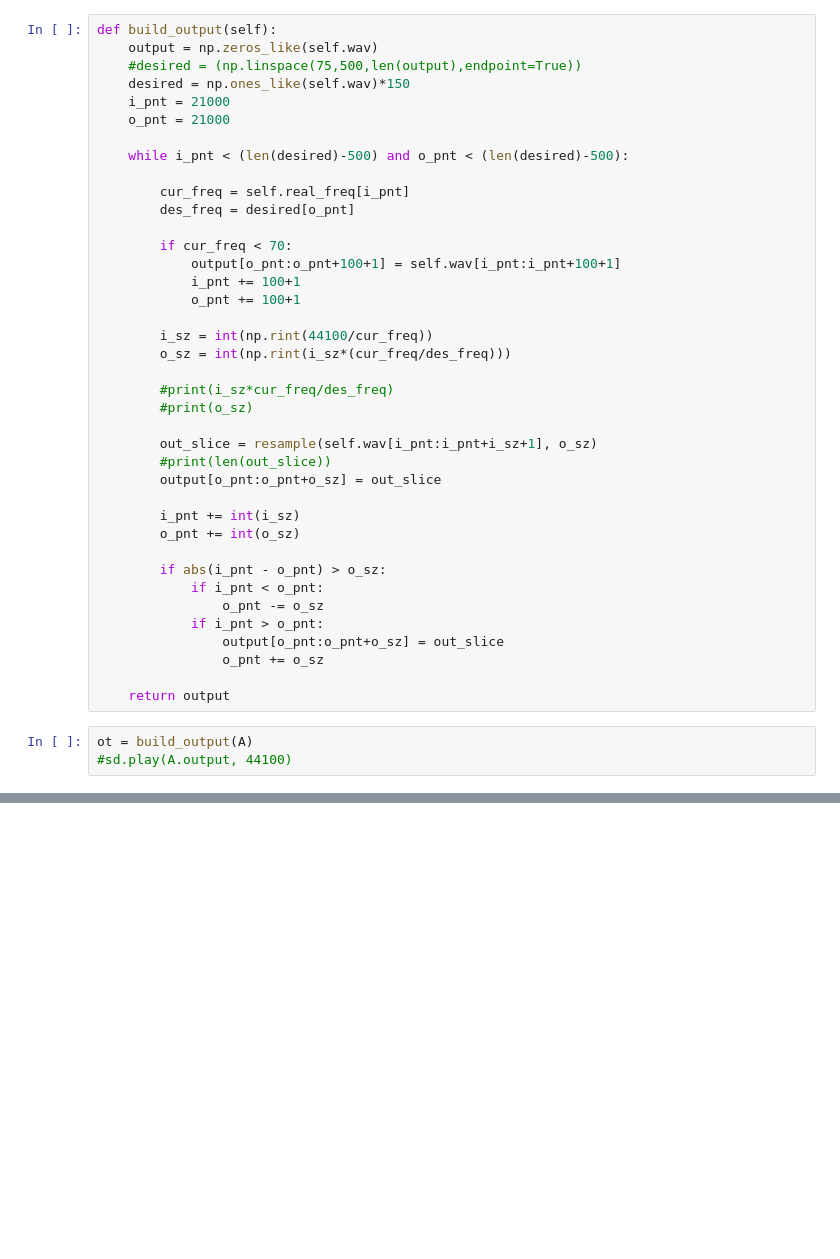
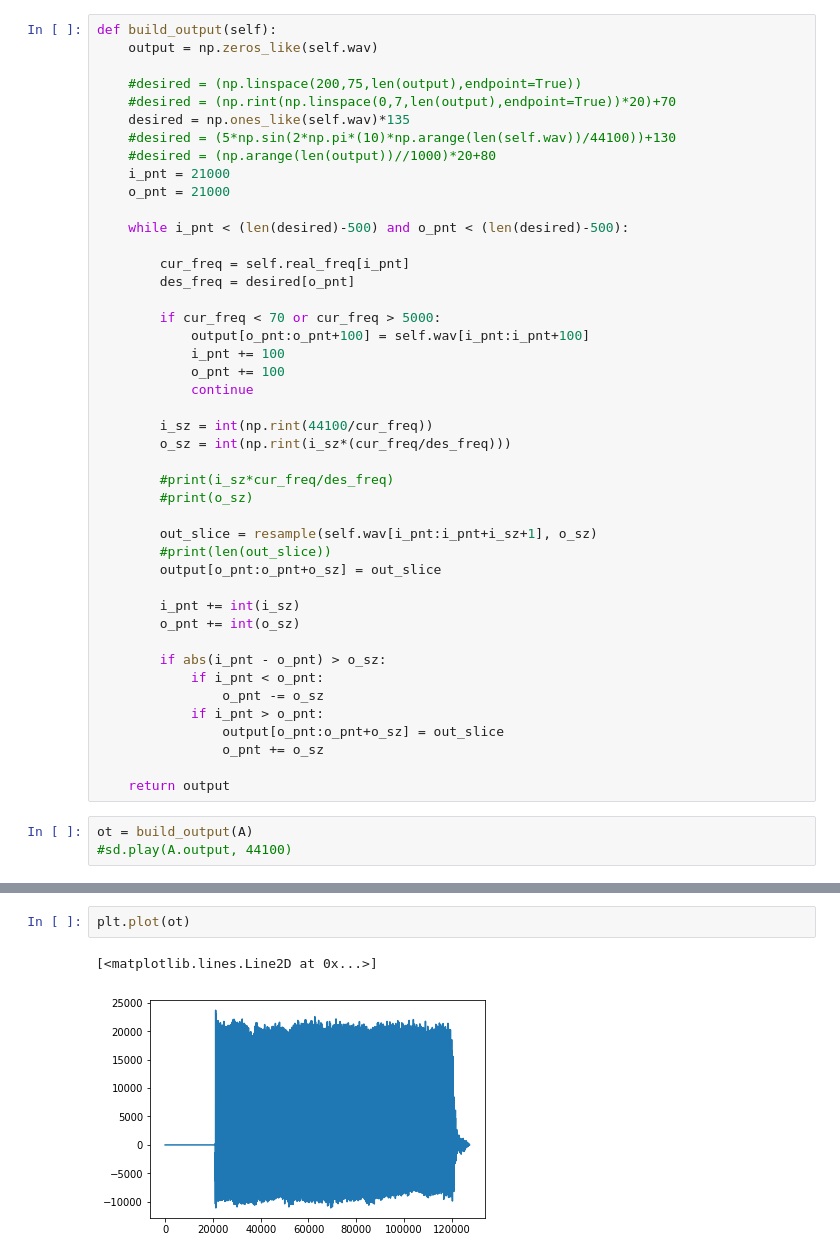
Before and after one commit to Eric-D-Stevens/OHSU, a Jupyter notebook: OHSU_Winter_2019/EE582/project/Auto_Tune_1.ipynb, the cells around one changed output, grey strips where cells are left out. Drawn from its saved outputs; the diff is of its cells as text; blank space fills up the shorter version.

```diff
--- a/OHSU_Winter_2019/EE582/project/Auto_Tune_1.ipynb
+++ b/OHSU_Winter_2019/EE582/project/Auto_Tune_1.ipynb
@@ -170,8 +143,12 @@ print(len(A.real_freq))
 # %%
 def build_output(self):
     output = np.zeros_like(self.wav)
-    #desired = (np.linspace(75,500,len(output),endpoint=True))
-    desired = np.ones_like(self.wav)*150
+
+    #desired = (np.linspace(200,75,len(output),endpoint=True))
+    #desired = (np.rint(np.linspace(0,7,len(output),endpoint=True))*20)+70
+    desired = np.ones_like(self.wav)*135
+    #desired = (5*np.sin(2*np.pi*(10)*np.arange(len(self.wav))/44100))+130
+    #desired = (np.arange(len(output))//1000)*20+80
     i_pnt = 21000
     o_pnt = 21000
 
@@ -180,10 +157,11 @@ def build_output(self):
         cur_freq = self.real_freq[i_pnt]
         des_freq = desired[o_pnt]
 
-        if cur_freq < 70:
-            output[o_pnt:o_pnt+100+1] = self.wav[i_pnt:i_pnt+100+1]
-            i_pnt += 100+1
-            o_pnt += 100+1
+        if cur_freq < 70 or cur_freq > 5000:
+            output[o_pnt:o_pnt+100] = self.wav[i_pnt:i_pnt+100]
+            i_pnt += 100
+            o_pnt += 100
+            continue
 
         i_sz = int(np.rint(44100/cur_freq))
         o_sz = int(np.rint(i_sz*(cur_freq/des_freq)))
@@ -215,0 +200,5 @@ sd.play(A.wav)
+# %%
+plt.plot(ot)
+# %% [output]
+[<matplotlib.lines.Line2D at 0x...>]
+[figure, added]
```
Also changed, not shown: parts of 13 cells of this notebook, 28 other files.
